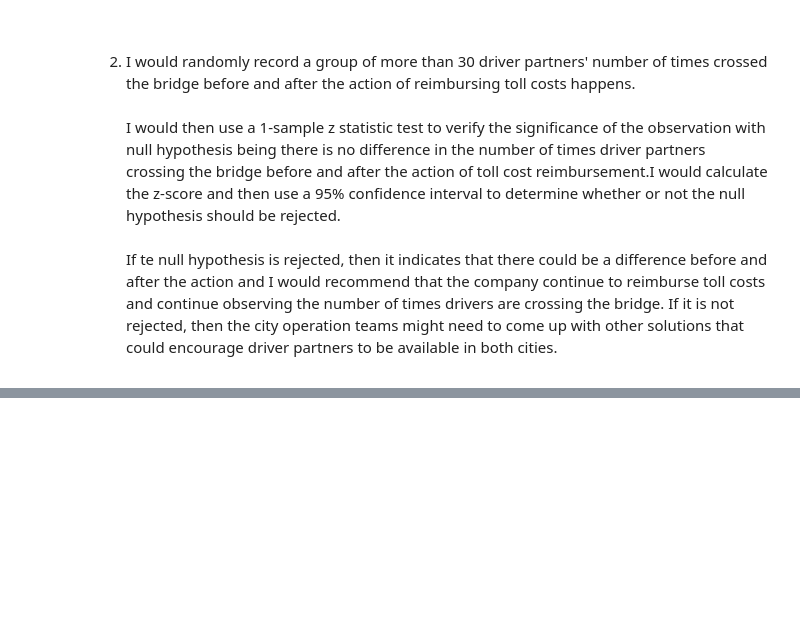
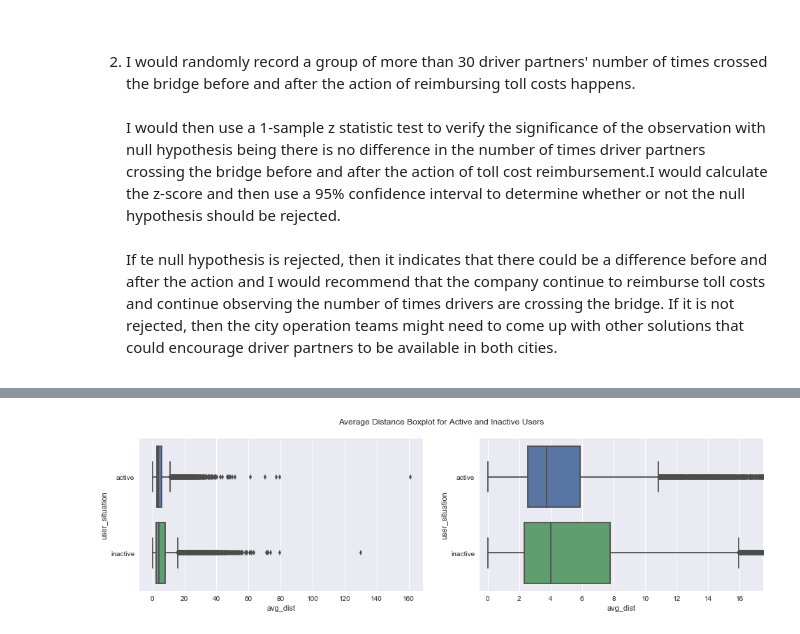
Before and after one commit to yatong2/Springboard, a Jupyter notebook: ultimate_challenge/Ultimate_Data_Challenge_Solutions.ipynb, the cells around one changed output, grey strips where cells are left out. Drawn from its saved outputs; the diff is of its cells as text; code cells hidden in the pictures; blank space fills up the shorter version.

```diff
--- a/ultimate_challenge/Ultimate_Data_Challenge_Solutions.ipynb
+++ b/ultimate_challenge/Ultimate_Data_Challenge_Solutions.ipynb
@@ -158,0 +251,11 @@ However, a toll bridge, with a two­way toll, between the two cities causes driv
+# %%
+fig, ax = plt.subplots(nrows=1, ncols=2)
+fig.set_size_inches(16, 4)
+plt.suptitle('Average Distance Boxplot for Active and Inactive Users')
+plt.subplot(1, 2, 1)
+sns.boxplot(x='avg_dist', y='user_situation', data=df)
+plt.subplot(1, 2, 2)
+sns.boxplot(x='avg_dist', y='user_situation', data=df)
+plt.xlim(-0.5, 17.5);
+# %% [output]
+[figure, added]
```
Also changed, not shown: parts of 29 cells of this notebook.
